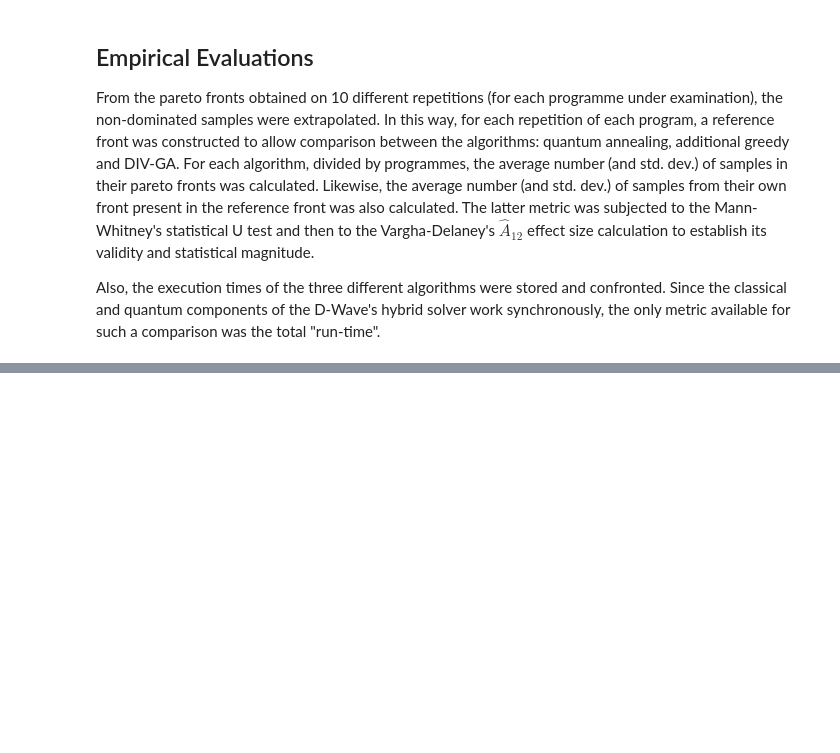
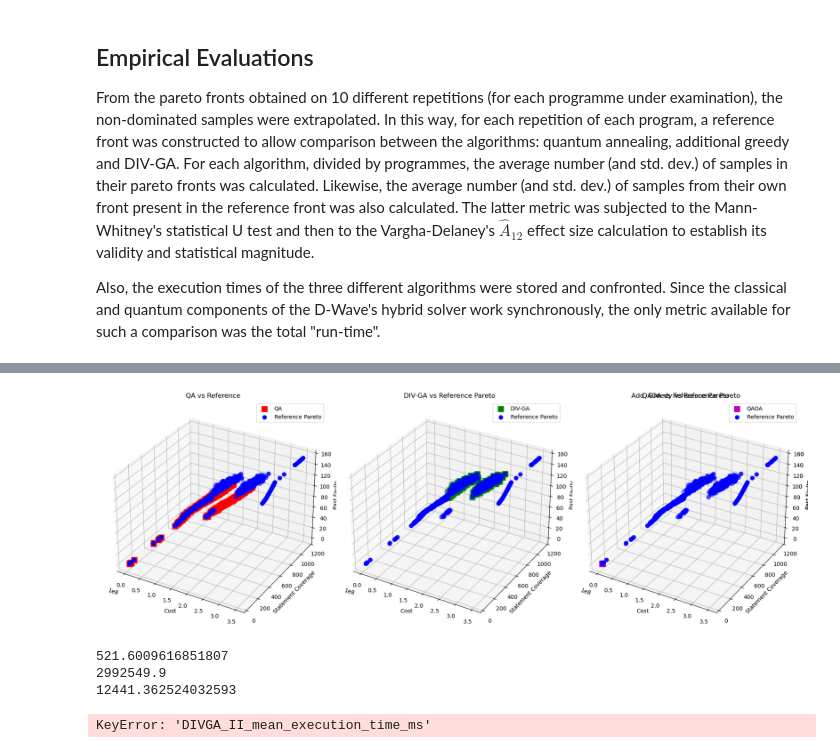
Before and after one commit to MartinBeseda/SelectQAOA, a Jupyter notebook: MOQ-Pipeline.ipynb, the cells around one changed output, grey strips where cells are left out. Saved outputs shown, nothing was run; the diff lists cells and outputs as text; code cells hidden in the pictures; blank space fills up the shorter version.

Commit message:
Configured the new qubo functions and the qaoa launcher

```diff
--- a/MOQ-Pipeline.ipynb
+++ b/MOQ-Pipeline.ipynb
@@ -51,7 +56,7 @@ alpha = 0.5
 def get_fault_list(program_name:str):
     """This function opens the fault-matrix file of a sir programs and makes a list of binary values for each test case of that program to indicate whether a test case found or not a bug in at least one of the available versions of the program"""
     #open the fault-matrix file of the desired SIR program
-    program_file = open("SIR_Programs/"+program_name+"/fault-matrix.txt")
+    program_file = open("datasets/sir_programs/"+program_name+"/fault-matrix.txt")
     lines = program_file.readlines()
 
     #we need a list which elements represent test cases, the i-th element is 1 if the i-th test case
@@ -89,7 +94,7 @@ def cost_and_coverage_information_gathering(program_name:str):
             json_name = "allfile"
         else:
             json_name = program_name
-        test_case_json = open("SIR_Programs/"+program_name+"/json_"+program_name+"/t"+str(test_case+1)+"/"+json_name+str(test_case+1)+".gcov.json")
+        test_case_json = open("datasets/sir_programs/"+program_name+"/json_"+program_name+"/t"+str(test_case+1)+"/"+json_name+str(test_case+1)+".gcov.json")
 
         #read the JSON object as a dictionary
         json_data = json.load(test_case_json)
@@ -210,4 +235,7 @@ qubos_dictionary = {"flex":None,"grep":None,"gzip":None,"sed":None}
 
 #make a dictionary that saves, for each program, the correspondent QUBO
 for sir_program in sir_programs:
-    qubos_dictionary[sir_program] = create_adjvector_bqm(sir_program,alpha,penalties_dictionary[sir_program])
+    linear_terms = make_linear_terms(sir_program, alpha)
+    quadratic_terms = make_quadratic_terms(sir_program, linear_terms, penalties_dictionary[sir_program])
+    qubos_dictionary[sir_program] = create_QUBO_problem(linear_terms, quadratic_terms)
+    print(qubos_dictionary[sir_program])
@@ -360,7 +423,7 @@ def pareto_dominance(tuple1, tuple2):
     # Return 1 if the second tuple dominates the first, otherwise 0
     return 1 if dominates and strict else 0
 # %%
-with open('./results/add-greedy/sed_data.json', 'r') as file:
+with open('./results/add-greedy/gzip_data.json', 'r') as file:
     pareto_fronts_json = json.load(file)
 
 greedy_pareto_front = pareto_fronts_json['pareto_front']
@@ -369,7 +432,7 @@ greedy_pareto_front = pareto_fronts_json['pareto_front']
 greedy_pareto_vectors = []
 for front_solution in greedy_pareto_front:
     #compute the fitness scores of each single solution
-    greedy_pareto_vectors.append((total_cost("sed",front_solution),total_coverage("sed",front_solution),total_faults("sed",front_solution)))
+    greedy_pareto_vectors.append((total_cost("gzip",front_solution),total_coverage("gzip",front_solution),total_faults("gzip",front_solution)))
 # %%
 #here we make the same but for each of the fronts built by SelectQA and DIV-GA
 
@@ -481,44 +577,57 @@ def unpack_tuples(data):
 x1, y1, z1 = unpack_tuples(qtcs_pareto_vectors)
 x2, y2, z2 = unpack_tuples(divga_pareto_vectors)
 x3, y3, z3 = unpack_tuples(greedy_pareto_vectors)
-x4, y4, z4 = unpack_tuples(reference_pareto)
+x4, y4, z4 = unpack_tuples(qaoa_pareto_vectors)
+x5, y5, z5 = unpack_tuples(reference_pareto)
 
 # Create 3D scatter plots
 fig = plt.figure(figsize=(18,6))
 
-# First plot: list1 vs list4
+# First plot: list1 vs list5
 ax1 = fig.add_subplot(131, projection='3d')
 ax1.scatter(x1, y1, z1, c='r', marker='s', s=100, label='QA')
-ax1.scatter(x4, y4, z4, c='b', marker='o', s=50, label='Reference Pareto')
+ax1.scatter(x5, y5, z5, c='b', marker='o', s=50, label='Reference Pareto')
 ax1.set_xlabel('Cost')
 ax1.set_ylabel('Statement Coverage')
 ax1.set_zlabel('Past Faults')
 ax1.set_title('QA vs Reference')
 ax1.legend()
 
-# Second plot: list2 vs list4
+# Second plot: list2 vs list5
 ax2 = fig.add_subplot(132, projection='3d')
 ax2.scatter(x2, y2, z2, c='g', marker='s', s=100, label='DIV-GA')
-ax2.scatter(x4, y4, z4, c='b', marker='o', s=50, label='Reference Pareto')
+ax2.scatter(x5, y5, z5, c='b', marker='o', s=50, label='Reference Pareto')
 ax2.set_xlabel('Cost')
 ax2.set_ylabel('Statement Coverage')
 ax2.set_zlabel('Past Faults')
 ax2.set_title('DIV-GA vs Reference Pareto')
 ax2.legend()
 
-# Third plot: list3 vs list4
+# Third plot: list3 vs list5
 ax3 = fig.add_subplot(133, projection='3d')
 ax3.scatter(x3, y3, z3, c='m', marker='s', s=100, label='Add. Greedy')
-ax3.scatter(x4, y4, z4, c='b', marker='o', s=50, label='Reference Pareto')
+ax3.scatter(x5, y5, z5, c='b', marker='o', s=50, label='Reference Pareto')
 ax3.set_xlabel('Cost')
 ax3.set_ylabel('Statement Coverage')
 ax3.set_zlabel('Past Faults')
 ax3.set_title('Add. Greedy vs Reference Pareto')
 ax3.legend()
 
+# Third plot: list4 vs list5
+ax4 = fig.add_subplot(133, projection='3d')
+ax4.scatter(x4, y4, z4, c='m', marker='s', s=100, label='QAOA')
+ax4.scatter(x5, y5, z5, c='b', marker='o', s=50, label='Reference Pareto')
+ax4.set_xlabel('Cost')
+ax4.set_ylabel('Statement Coverage')
+ax4.set_zlabel('Past Faults')
+ax4.set_title('QAOA vs Reference Pareto')
+ax4.legend()
+
 # Show the plots
 plt.tight_layout()
 plt.show()
+# %% [output]
+[figure, added]
 # %%
 #the static values below have been manually stored after each run of the experiments
 
@@ -574,13 +687,13 @@ print("p_value: " + str(p_value))
 print("a12: " + str(a_12))
 #5.8493119157503726e-05
 # %%
-with open('.\\results\\add-greedy\\sed_data.json', 'r') as file:
+with open('./results/add-greedy/gzip_data.json', 'r') as file:
     pareto_fronts_json = json.load(file)
 
 greedy_execution_time = pareto_fronts_json['resolution_time(ms)']
 print(greedy_execution_time)
 
-with open('.\\results\\selectqa\\sed-data.json', 'r') as file:
+with open('./results/selectqa/gzip-data.json', 'r') as file:
     pareto_fronts_json = json.load(file)
 
 qtcs_qpu_execution_time = pareto_fronts_json['mean_qpu_run_time(ms)']
@@ -588,11 +701,24 @@ qtcs_pareto_building_time = pareto_fronts_json['mean_pareto_fronts_building_time
 print(qtcs_qpu_execution_time)
 print(qtcs_pareto_building_time)
 
-with open('.\\results\\divga\\sed_pareto_fronts_divga.json', 'r') as file:
+with open('./results/divga/gzip_pareto_fronts_divga.json', 'r') as file:
     pareto_fronts_json = json.load(file)
 
 divga_execution_time = pareto_fronts_json['DIVGA_II_mean_execution_time_ms']
 print(divga_execution_time)
+
+with open('./results/selectqaoa/gzip-data.json', 'r') as file:
+    pareto_fronts_json = json.load(file)
+
+qaoa_qpu_execution_time = pareto_fronts_json['mean_qpu_run_time(ms)']
+qaoa_pareto_building_time = pareto_fronts_json['mean_pareto_fronts_building_time(ms)']
+print(qaoa_qpu_execution_time)
+print(qaoa_pareto_building_time)
+# %% [output]
+521.6009616851807
+2992549.9
+12441.362524032593
+KeyError: 'DIVGA_II_mean_execution_time_ms'
 # %% [markdown]
 ## BootQA
 
```
Also changed, not shown: parts of 16 cells of this notebook, 1 other file.
